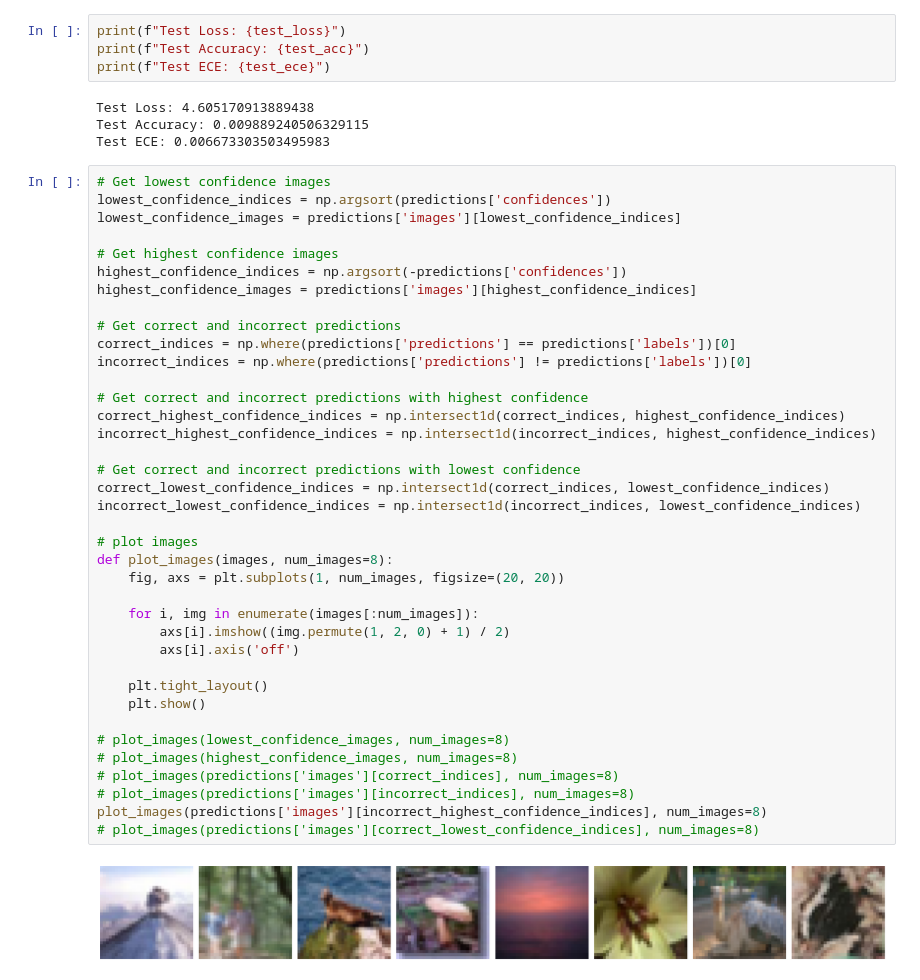
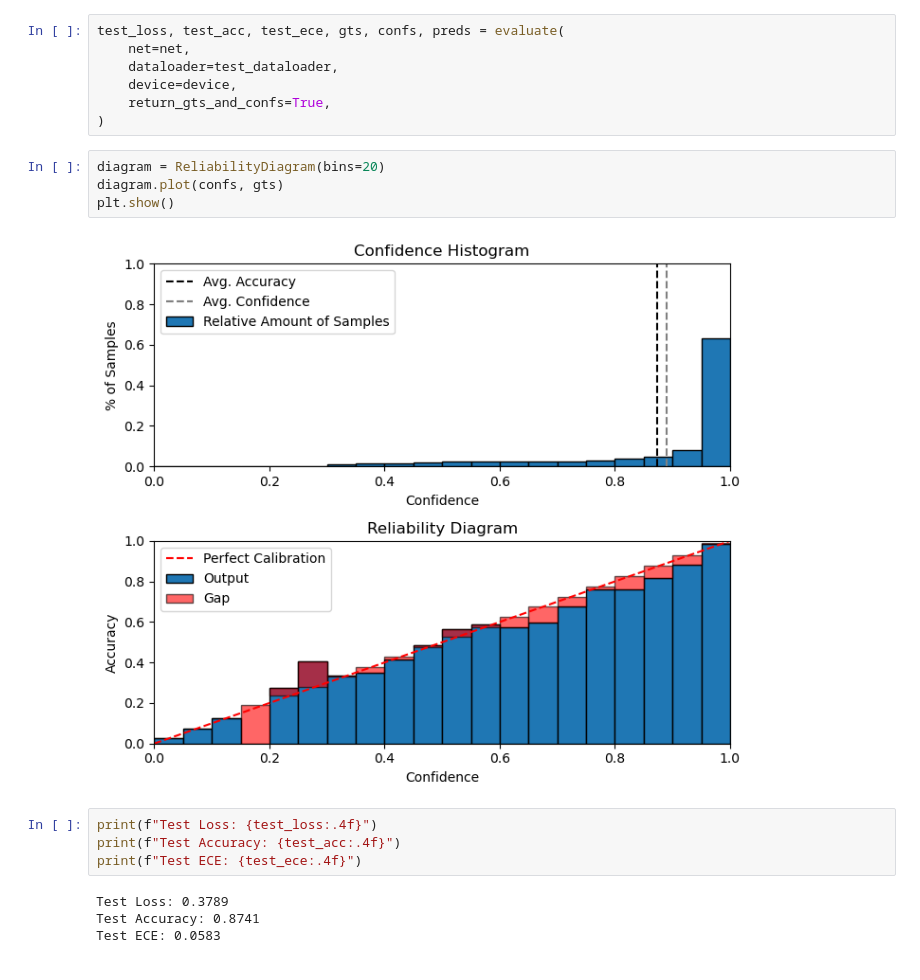
Before and after one commit to lorenzo-querol/Patch-Diffusion, a Jupyter notebook: test_cls.ipynb, the cells around one changed output. Cells and saved outputs as stored; diff of their text form.

```diff
--- a/test_cls.ipynb
+++ b/test_cls.ipynb
@@ -181,48 +211,21 @@ TypeError: forward() got an unexpected keyword argument 'eval_mode'
+# %%
+test_loss, test_acc, test_ece, gts, confs, preds = evaluate(
+    net=net,
+    dataloader=test_dataloader,
+    device=device,
+    return_gts_and_confs=True,
+)
+# %%
+diagram = ReliabilityDiagram(bins=20)
+diagram.plot(confs, gts)
+plt.show()
+# %% [output]
+[figure, added]
 # %%
-print(f"Test Loss: {test_loss}")
-print(f"Test Accuracy: {test_acc}")
-print(f"Test ECE: {test_ece}")
+print(f"Test Loss: {test_loss:.4f}")
+print(f"Test Accuracy: {test_acc:.4f}")
+print(f"Test ECE: {test_ece:.4f}")
 # %% [output]
-Test Loss: 4.605170913889438
-Test Accuracy: 0.009889240506329115
-Test ECE: 0.006673303503495983
+Test Loss: 0.3789
+Test Accuracy: 0.8741
+Test ECE: 0.0583
-# %%
-# Get lowest confidence images
-lowest_confidence_indices = np.argsort(predictions['confidences'])
-lowest_confidence_images = predictions['images'][lowest_confidence_indices]
-
-# Get highest confidence images
-highest_confidence_indices = np.argsort(-predictions['confidences'])
-highest_confidence_images = predictions['images'][highest_confidence_indices]
-
-# Get correct and incorrect predictions
-correct_indices = np.where(predictions['predictions'] == predictions['labels'])[0]
-incorrect_indices = np.where(predictions['predictions'] != predictions['labels'])[0]
-
-# Get correct and incorrect predictions with highest confidence
-correct_highest_confidence_indices = np.intersect1d(correct_indices, highest_confidence_indices)
-incorrect_highest_confidence_indices = np.intersect1d(incorrect_indices, highest_confidence_indices)
-
-# Get correct and incorrect predictions with lowest confidence
-correct_lowest_confidence_indices = np.intersect1d(correct_indices, lowest_confidence_indices)
-incorrect_lowest_confidence_indices = np.intersect1d(incorrect_indices, lowest_confidence_indices)
-
-# plot images
-def plot_images(images, num_images=8):
-    fig, axs = plt.subplots(1, num_images, figsize=(20, 20))
-
-    for i, img in enumerate(images[:num_images]):
-        axs[i].imshow((img.permute(1, 2, 0) + 1) / 2)
-        axs[i].axis('off')
-
-    plt.tight_layout()
-    plt.show()
-
-# plot_images(lowest_confidence_images, num_images=8)
-# plot_images(highest_confidence_images, num_images=8)
-# plot_images(predictions['images'][correct_indices], num_images=8)
-# plot_images(predictions['images'][incorrect_indices], num_images=8)
-plot_images(predictions['images'][incorrect_highest_confidence_indices], num_images=8)
-# plot_images(predictions['images'][correct_lowest_confidence_indices], num_images=8)
-# %% [output]
-[figure, removed]
```
Also changed, not shown: parts of 17 cells of this notebook, 20 other files.
